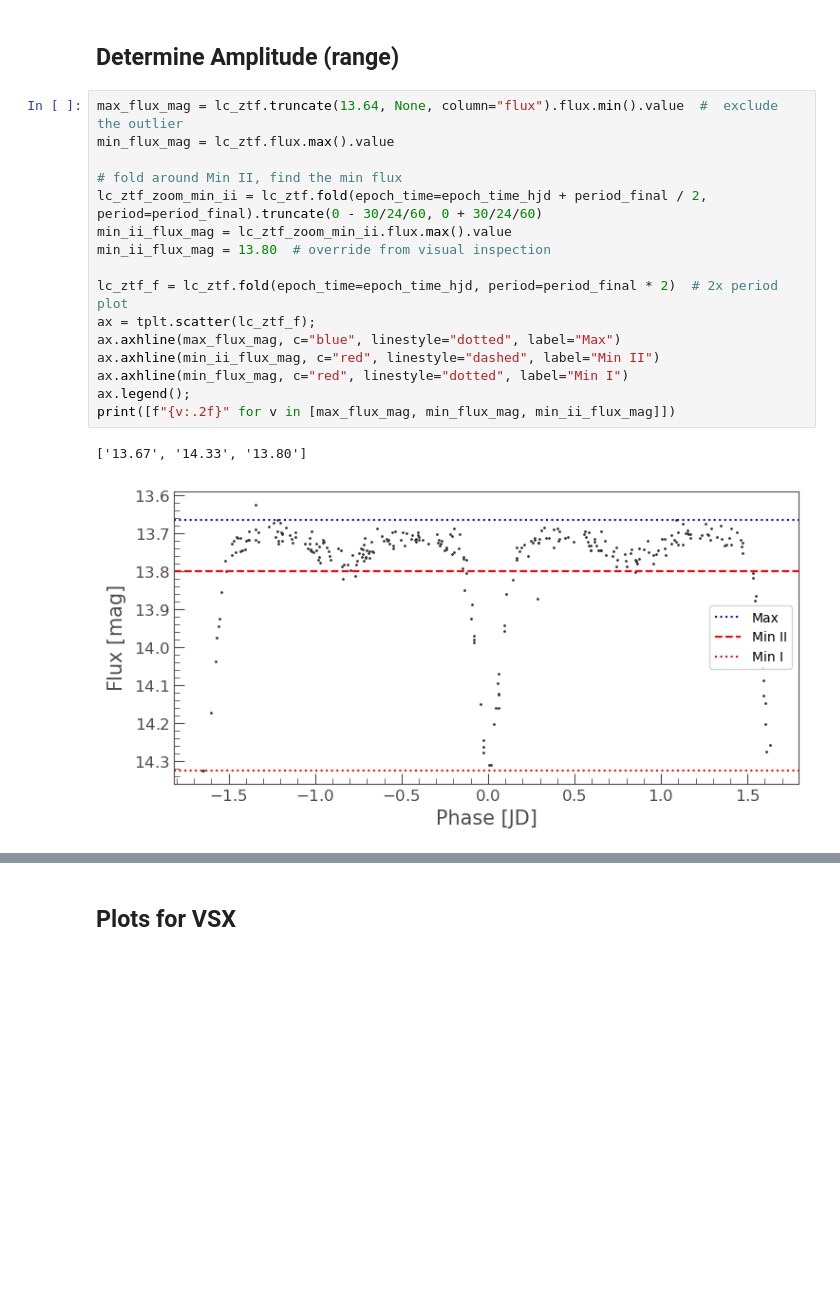
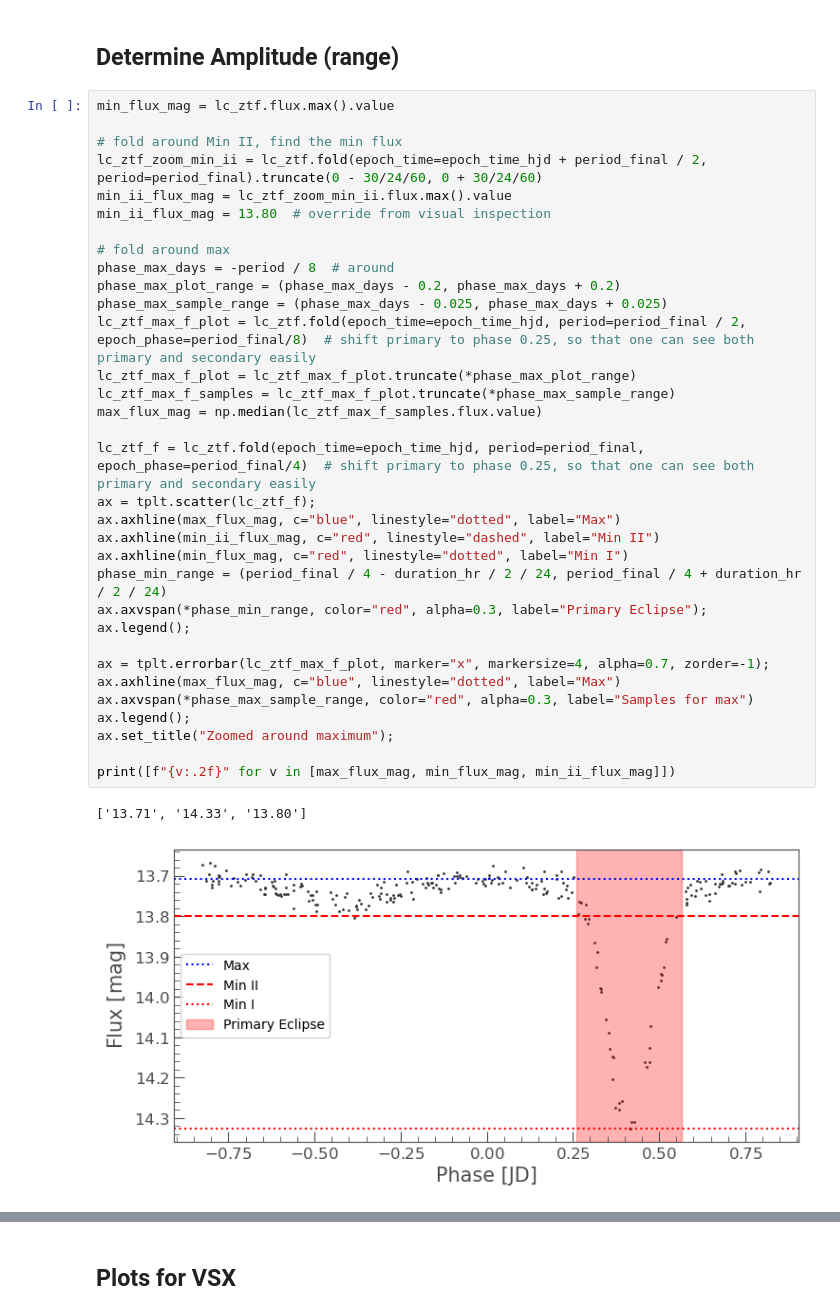
Before and after one commit to orionlee/PH_TESS_I_LightCurveViewer, a Jupyter notebook: targets/TIC_721936129_EA_based_on_contaminated_TIC_400621146.ipynb, the cells around one changed output, grey strips where cells are left out. Cells and saved outputs as stored; diff of their text form; blank space fills up the shorter version.

```diff
--- a/targets/TIC_721936129_EA_based_on_contaminated_TIC_400621146.ipynb
+++ b/targets/TIC_721936129_EA_based_on_contaminated_TIC_400621146.ipynb
@@ -544,21 +548,38 @@ Dip's depth: 0.050767399999999796
 # %% [markdown]
 ## Determine Amplitude (range)
 # %%
-max_flux_mag = lc_ztf.truncate(13.64, None, column="flux").flux.min().value  #  exclude the outlier
 min_flux_mag = lc_ztf.flux.max().value
 
 # fold around Min II, find the min flux
 lc_ztf_zoom_min_ii = lc_ztf.fold(epoch_time=epoch_time_hjd + period_final / 2, period=period_final).truncate(0 - 30/24/60, 0 + 30/24/60)
 min_ii_flux_mag = lc_ztf_zoom_min_ii.flux.max().value
 min_ii_flux_mag = 13.80  # override from visual inspection
 
-lc_ztf_f = lc_ztf.fold(epoch_time=epoch_time_hjd, period=period_final * 2)  # 2x period plot
+# fold around max
+phase_max_days = -period / 8  # around
+phase_max_plot_range = (phase_max_days - 0.2, phase_max_days + 0.2)
+phase_max_sample_range = (phase_max_days - 0.025, phase_max_days + 0.025)
+lc_ztf_max_f_plot = lc_ztf.fold(epoch_time=epoch_time_hjd, period=period_final / 2, epoch_phase=period_final/8)  # shift primary to phase 0.25, so that one can see both primary and secondary easily
+lc_ztf_max_f_plot = lc_ztf_max_f_plot.truncate(*phase_max_plot_range)
+lc_ztf_max_f_samples = lc_ztf_max_f_plot.truncate(*phase_max_sample_range)
+max_flux_mag = np.median(lc_ztf_max_f_samples.flux.value)
+
+lc_ztf_f = lc_ztf.fold(epoch_time=epoch_time_hjd, period=period_final, epoch_phase=period_final/4)  # shift primary to phase 0.25, so that one can see both primary and secondary easily
 ax = tplt.scatter(lc_ztf_f);
 ax.axhline(max_flux_mag, c="blue", linestyle="dotted", label="Max")
 ax.axhline(min_ii_flux_mag, c="red", linestyle="dashed", label="Min II")
 ax.axhline(min_flux_mag, c="red", linestyle="dotted", label="Min I")
+phase_min_range = (period_final / 4 - duration_hr / 2 / 24, period_final / 4 + duration_hr / 2 / 24)
+ax.axvspan(*phase_min_range, color="red", alpha=0.3, label="Primary Eclipse");
 ax.legend();
+
+ax = tplt.errorbar(lc_ztf_max_f_plot, marker="x", markersize=4, alpha=0.7, zorder=-1);
+ax.axhline(max_flux_mag, c="blue", linestyle="dotted", label="Max")
+ax.axvspan(*phase_max_sample_range, color="red", alpha=0.3, label="Samples for max")
+ax.legend();
+ax.set_title("Zoomed around maximum");
+
 print([f"{v:.2f}" for v in [max_flux_mag, min_flux_mag, min_ii_flux_mag]])
 # %% [output]
-['13.67', '14.33', '13.80']
+['13.71', '14.33', '13.80']
-[figure, old version]
+[figure, new version]
```
Also changed, not shown: parts of 7 cells of this notebook.
